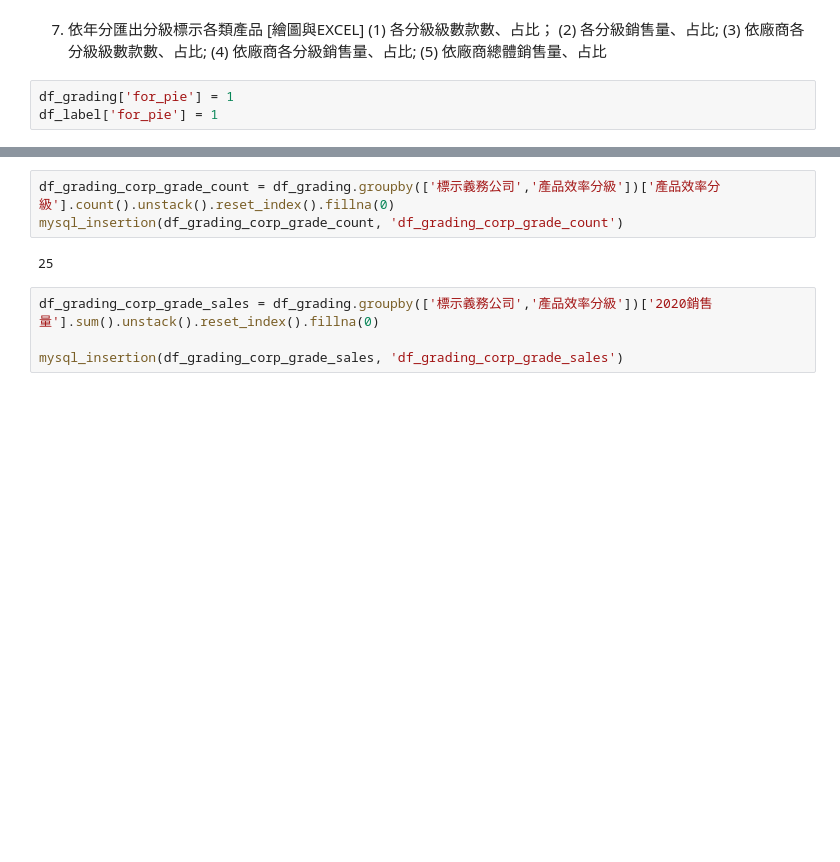
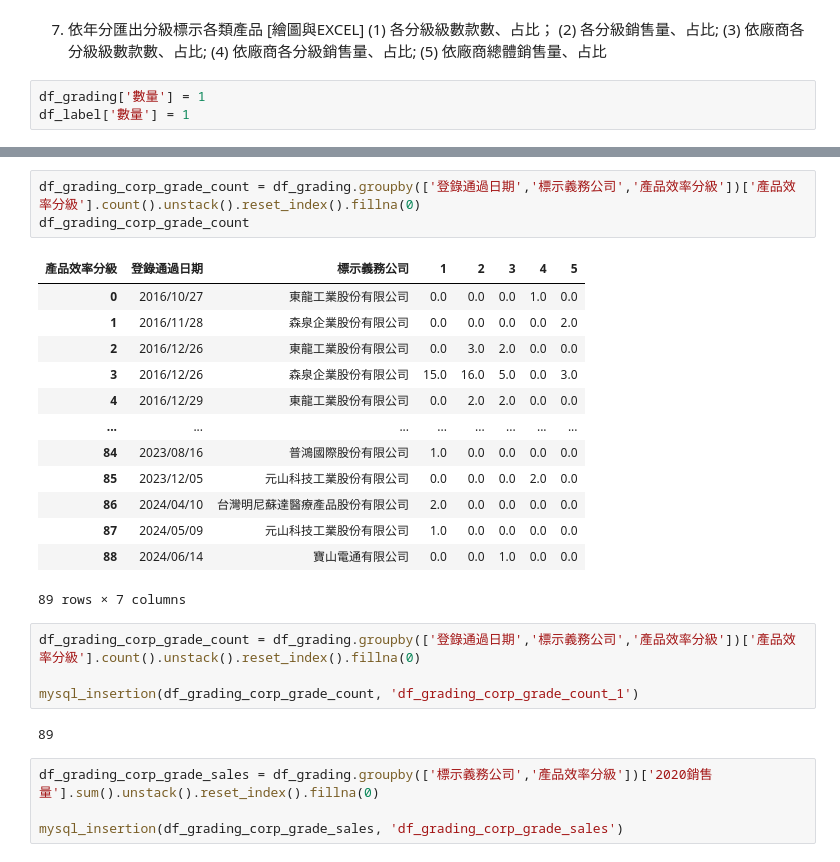
Before and after one commit to Mark-Din/itri_etl_analysis, a Jupyter notebook: notebook/test.ipynb, the cells around one changed output, grey strips where cells are left out. Cells and saved outputs as stored; diff of their text form; blank space fills up the shorter version.

```diff
--- a/notebook/test.ipynb
+++ b/notebook/test.ipynb
@@ -448,5 +536,5 @@ df_label.groupby(['標章公司','型號','108銷售量'])[['溫熱型開飲機
 (4) 依廠商各分級銷售量、占比;
 (5) 依廠商總體銷售量、占比
 # %%
-df_grading['for_pie'] = 1
-df_label['for_pie'] = 1
+df_grading['數量'] = 1
+df_label['數量'] = 1
@@ -453,8 +558,26 @@ df_label['for_pie'] = 1
+# %%
+df_grading_corp_grade_count = df_grading.groupby(['登錄通過日期','標示義務公司','產品效率分級'])['產品效率分級'].count().unstack().reset_index().fillna(0)
+df_grading_corp_grade_count
+# %% [output]
+| 產品效率分級 | 登錄通過日期 | 標示義務公司 | 1 | 2 | 3 | 4 | 5 |
+| 0 | 2016/10/27 | 東龍工業股份有限公司 | 0.0 | 0.0 | 0.0 | 1.0 | 0.0 |
+| 1 | 2016/11/28 | 森泉企業股份有限公司 | 0.0 | 0.0 | 0.0 | 0.0 | 2.0 |
+| 2 | 2016/12/26 | 東龍工業股份有限公司 | 0.0 | 3.0 | 2.0 | 0.0 | 0.0 |
+| 3 | 2016/12/26 | 森泉企業股份有限公司 | 15.0 | 16.0 | 5.0 | 0.0 | 3.0 |
+| 4 | 2016/12/29 | 東龍工業股份有限公司 | 0.0 | 2.0 | 2.0 | 0.0 | 0.0 |
+| ... | ... | ... | ... | ... | ... | ... | ... |
+| 84 | 2023/08/16 | 普鴻國際股份有限公司 | 1.0 | 0.0 | 0.0 | 0.0 | 0.0 |
+| 85 | 2023/12/05 | 元山科技工業股份有限公司 | 0.0 | 0.0 | 0.0 | 2.0 | 0.0 |
+| 86 | 2024/04/10 | 台灣明尼蘇達醫療產品股份有限公司 | 2.0 | 0.0 | 0.0 | 0.0 | 0.0 |
+| 87 | 2024/05/09 | 元山科技工業股份有限公司 | 1.0 | 0.0 | 0.0 | 0.0 | 0.0 |
+| 88 | 2024/06/14 | 寶山電通有限公司 | 0.0 | 0.0 | 1.0 | 0.0 | 0.0 |
+89 rows × 7 columns
 # %%
-df_grading_corp_grade_count = df_grading.groupby(['標示義務公司','產品效率分級'])['產品效率分級'].count().unstack().reset_index().fillna(0)
-mysql_insertion(df_grading_corp_grade_count, 'df_grading_corp_grade_count')
+df_grading_corp_grade_count = df_grading.groupby(['登錄通過日期','標示義務公司','產品效率分級'])['產品效率分級'].count().unstack().reset_index().fillna(0)
+
+mysql_insertion(df_grading_corp_grade_count, 'df_grading_corp_grade_count_1')
 # %% [output]
-25
+89
 # %%
 df_grading_corp_grade_sales = df_grading.groupby(['標示義務公司','產品效率分級'])['2020銷售量'].sum().unstack().reset_index().fillna(0)
 
```
Also changed, not shown: parts of 14 cells of this notebook, 7 other files.
